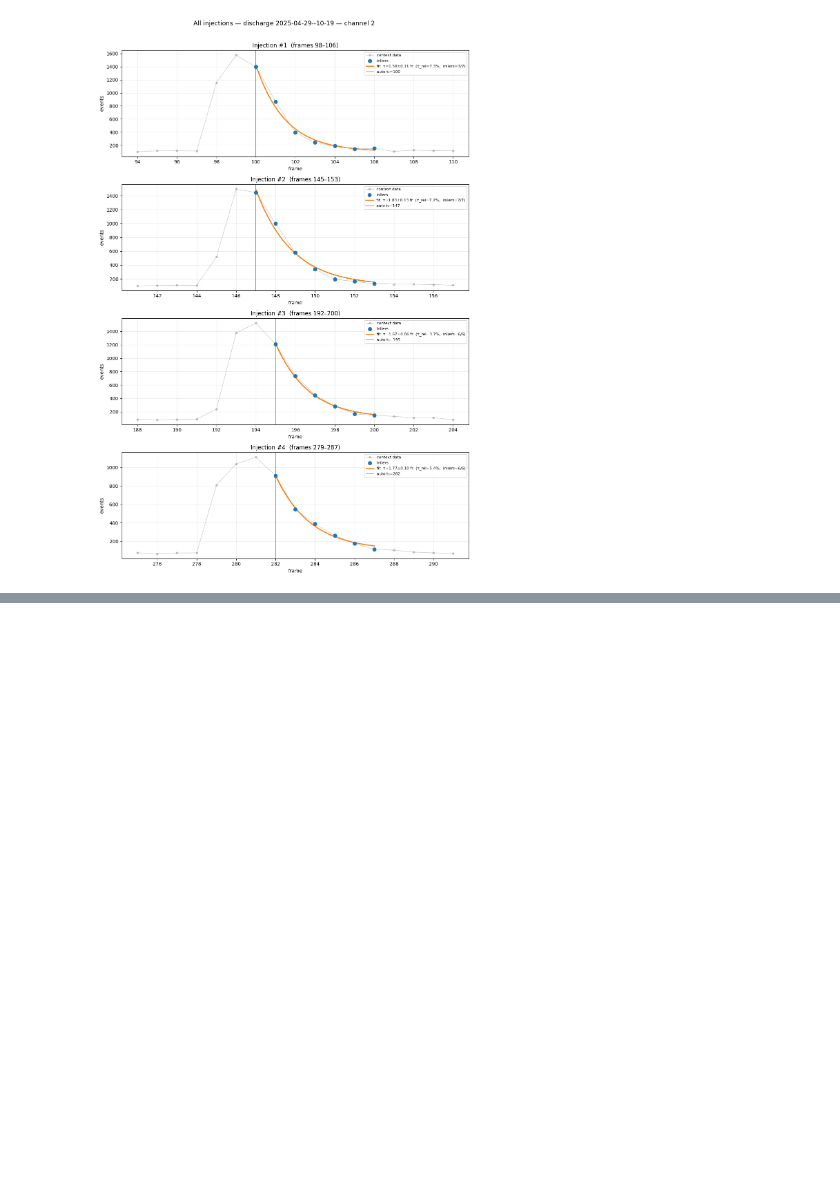
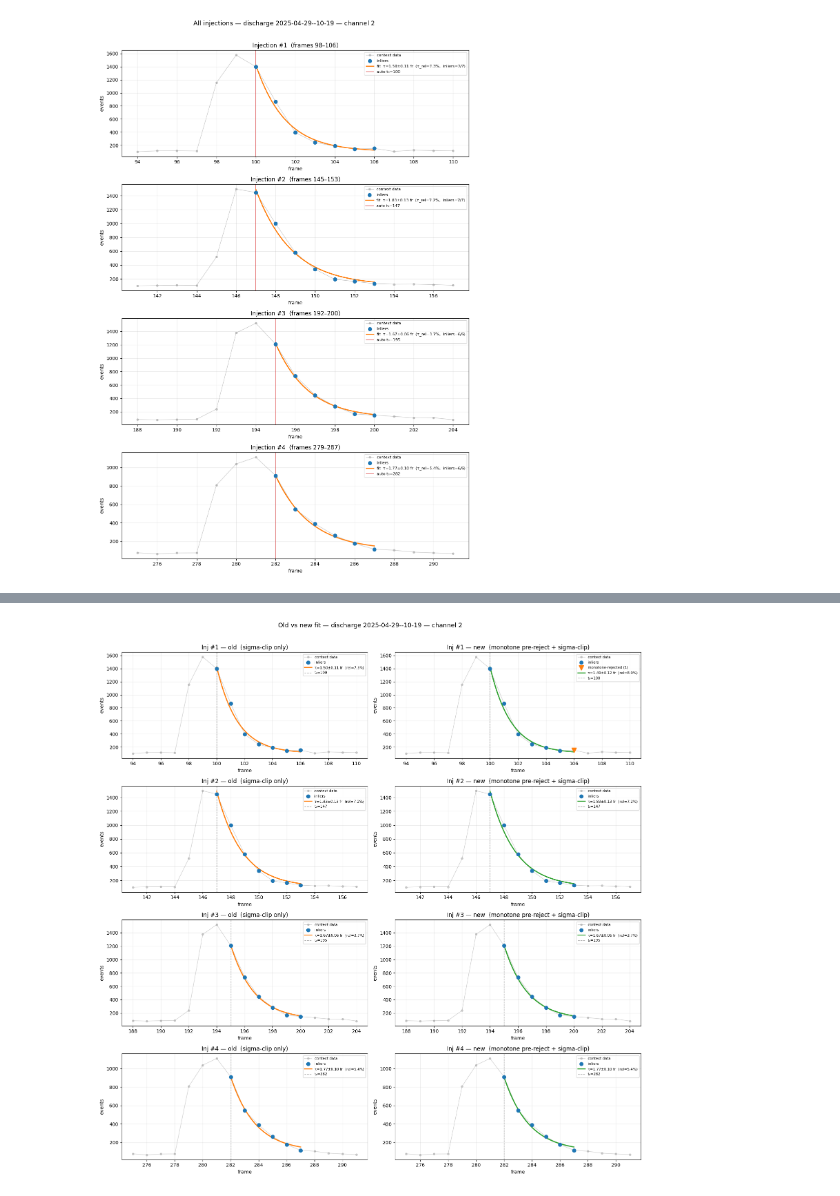
Before and after one commit to Danyil-Dorosh/IFPiLM-1st-Task, a Jupyter notebook: adaptive points/new adaptive point selection .ipynb, the cells around one changed output, grey strips where cells are left out. Cells and saved outputs as stored; diff of their text form; code cells hidden in the pictures; blank space fills up the shorter version.

```diff
--- a/adaptive points/new adaptive point selection .ipynb
+++ b/adaptive points/new adaptive point selection .ipynb
@@ -599,0 +908,85 @@ plt.show()
+# %%
+"""Cell 11 — Compare fit_sigma_clip vs fit_sigma_clip_monotone on all injections.
+
+Left panel : old function (no monotone pre-rejection)
+Right panel: new function (monotone pre-rejection first)
+
+Monotone-rejected points are shown as orange triangles in the right panel.
+"""
+
+fn_ = trace.frame_numbers
+v_  = trace.values
+
+fig, axes = plt.subplots(
+    len(injections), 2,
+    figsize=(16, 4 * len(injections)),
+    squeeze=False,
+)
+
+for row, inj in enumerate(injections):
+    r_old = fit_sigma_clip(trace, inj, sigma_thresh=2.5)
+    r_new = fit_sigma_clip_monotone(trace, inj, sigma_thresh=2.5)
+
+    ctx_lo = max(0, inj.start_frame - 4)
+    ctx_hi = min(int(fn_[-1]), inj.finish_frame + 4)
+    ctx    = (fn_ >= ctx_lo) & (fn_ <= ctx_hi)
+
+    for col, (r, label) in enumerate([
+        (r_old, "old  (sigma-clip only)"),
+        (r_new, "new  (monotone pre-reject + sigma-clip)"),
+    ]):
+        ax = axes[row, col]
+        ax.plot(fn_[ctx], v_[ctx], "o-", ms=4, lw=1, color="0.6",
+                alpha=0.45, label="context data")
+
+        if r["success"]:
+            t_a = r["t_all"]
+            y_a = r["y_all"]
+            im  = r["inlier_mask"]
+
+            ax.scatter(t_a[im], y_a[im], s=55, color="tab:blue",
+                       zorder=4, label="inliers")
+
+            # sigma-clipped (after pre-rejection) — red X
+            sigma_clipped = ~im
+            if col == 1:
+                # separate monotone-rejected (orange ▼) from sigma-clipped (red X)
+                pm = r["pre_mask"]
+                mono_rej  = ~pm                   # rising-step rejects
+                sigma_clipped = pm & ~im           # passed monotone, but sigma-clipped
+                if mono_rej.any():
+                    ax.scatter(t_a[mono_rej], y_a[mono_rej],
+                               s=80, marker="v", color="tab:orange", linewidths=2,
+                               zorder=5, label=f"monotone-rejected ({mono_rej.sum()})")
+
+            if sigma_clipped.any():
+                ax.scatter(t_a[sigma_clipped], y_a[sigma_clipped],
+                           s=80, marker="x", color="tab:red", linewidths=2,
+                           zorder=5, label=f"sigma-clipped ({sigma_clipped.sum()})")
+
+            t_c = np.linspace(float(t_a[0]), float(t_a[-1]), 300)
+            y_c = _exp_model(t_c, r["A"], r["tau"], r["t_0"], r["C_bg"])
+            ax.plot(t_c, y_c, color="tab:orange" if col == 0 else "tab:green",
+                    lw=2.2, zorder=3,
+                    label=f"τ={r['tau']:.2f}±{r['tau_err']:.2f} fr  "
+                          f"(rel={r['tau_err_rel']*100:.1f}%)")
+            ax.axvline(r["t_0"], color="gray", ls="--", lw=1, alpha=0.7,
+                       label=f"t₀={int(r['t_0'])}")
+        else:
+            ax.text(0.5, 0.5, f"failed: {r['message']}",
+                    transform=ax.transAxes, ha="center", color="red")
+
+        ax.set_title(f"Inj #{inj.injection_no} — {label}")
+        ax.set_xlabel("frame")
+        ax.set_ylabel("events")
+        ax.legend(fontsize=7.5)
+        ax.grid(alpha=0.25)
+
+fig.suptitle(
+    f"Old vs new fit — discharge 2025-04-29--10-19 — channel {CHANNEL_ID}",
+    fontsize=13, y=1.01,
+)
+fig.tight_layout()
+plt.show()
+# %% [output]
+[figure, added]
```
Also changed, not shown: parts of 3 cells of this notebook.
